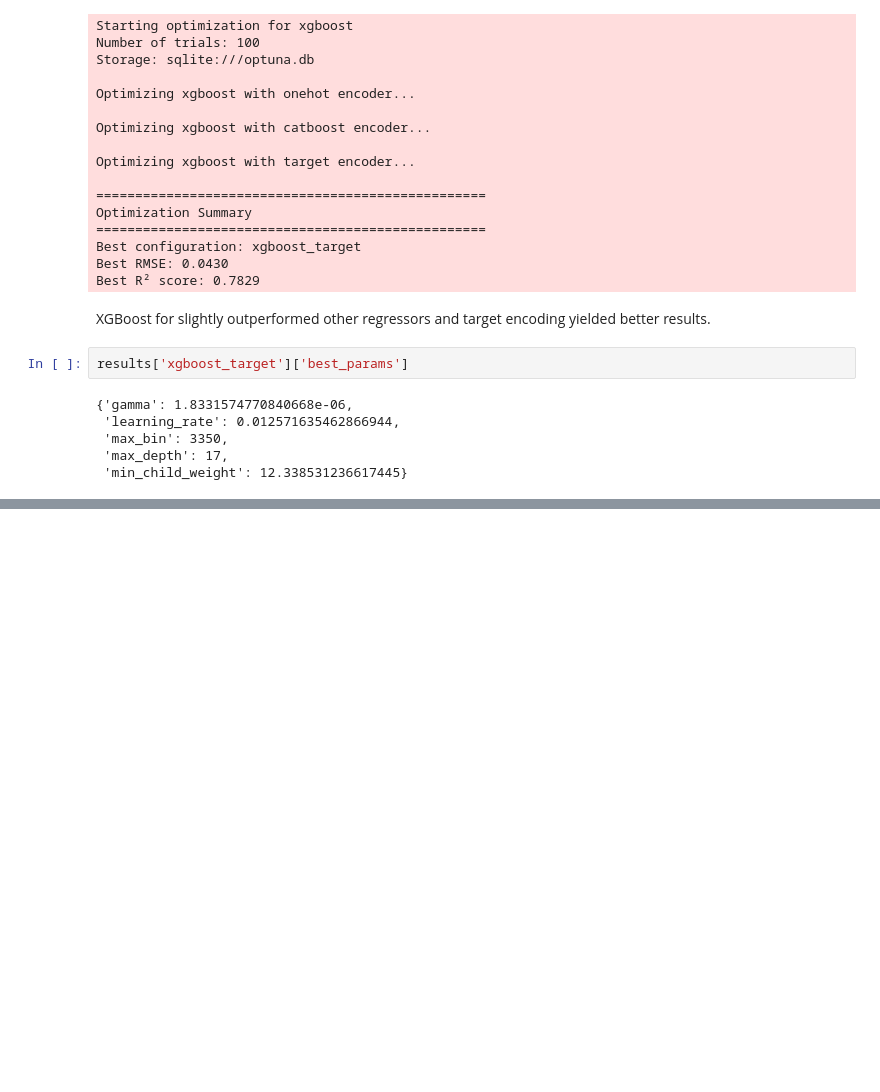
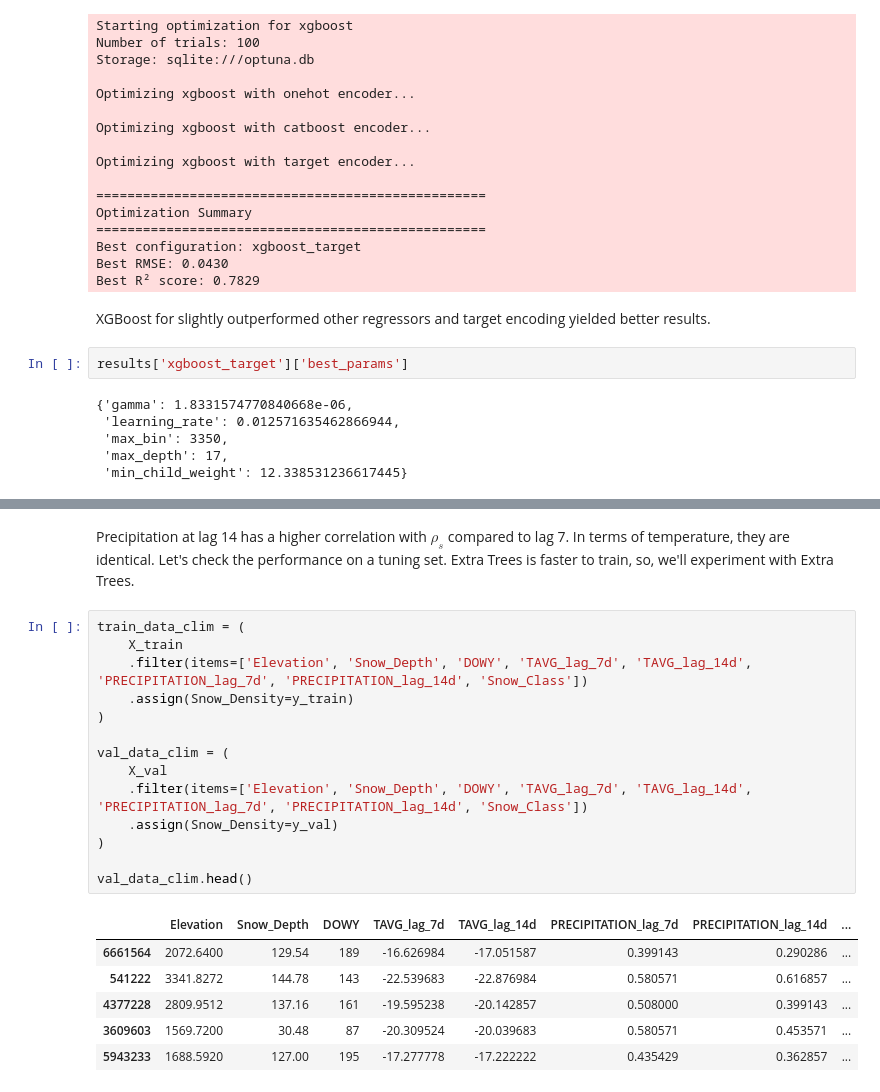
Before and after one commit to cryogars/density-models, a Jupyter notebook: experiments/04_hyperparameter_tuning.ipynb, the cells around one changed output, grey strips where cells are left out. Drawn from its saved outputs; the diff is of its cells as text; blank space fills up the shorter version.

```diff
--- a/experiments/04_hyperparameter_tuning.ipynb
+++ b/experiments/04_hyperparameter_tuning.ipynb
@@ -449,0 +477,23 @@ results['xgboost_target']['best_params']
+# %% [markdown]
+Precipitation at lag 14 has a higher correlation with $\rho_s$ compared to lag 7. In terms of temperature, they are identical. Let's check the performance on a tuning set. Extra Trees is faster to train, so, we'll experiment with Extra Trees.
+# %%
+train_data_clim = (
+    X_train
+    .filter(items=['Elevation', 'Snow_Depth', 'DOWY', 'TAVG_lag_7d', 'TAVG_lag_14d', 'PRECIPITATION_lag_7d', 'PRECIPITATION_lag_14d', 'Snow_Class'])
+    .assign(Snow_Density=y_train)
+)
+
+val_data_clim = (
+    X_val
+    .filter(items=['Elevation', 'Snow_Depth', 'DOWY', 'TAVG_lag_7d', 'TAVG_lag_14d', 'PRECIPITATION_lag_7d', 'PRECIPITATION_lag_14d', 'Snow_Class'])
+    .assign(Snow_Density=y_val)
+)
+
+val_data_clim.head()
+# %% [output]
+|  | Elevation | Snow_Depth | DOWY | TAVG_lag_7d | TAVG_lag_14d | PRECIPITATION_lag_7d | PRECIPITATION_lag_14d | ... |
+| 6661564 | 2072.6400 | 129.54 | 189 | -16.626984 | -17.051587 | 0.399143 | 0.290286 | ... |
+| 541222 | 3341.8272 | 144.78 | 143 | -22.539683 | -22.876984 | 0.580571 | 0.616857 | ... |
+| 4377228 | 2809.9512 | 137.16 | 161 | -19.595238 | -20.142857 | 0.508000 | 0.399143 | ... |
+| 3609603 | 1569.7200 | 30.48 | 87 | -20.309524 | -20.039683 | 0.580571 | 0.453571 | ... |
+| 5943233 | 1688.5920 | 127.00 | 195 | -17.277778 | -17.222222 | 0.435429 | 0.362857 | ... |
```
Also changed, not shown: parts of 9 cells of this notebook.
